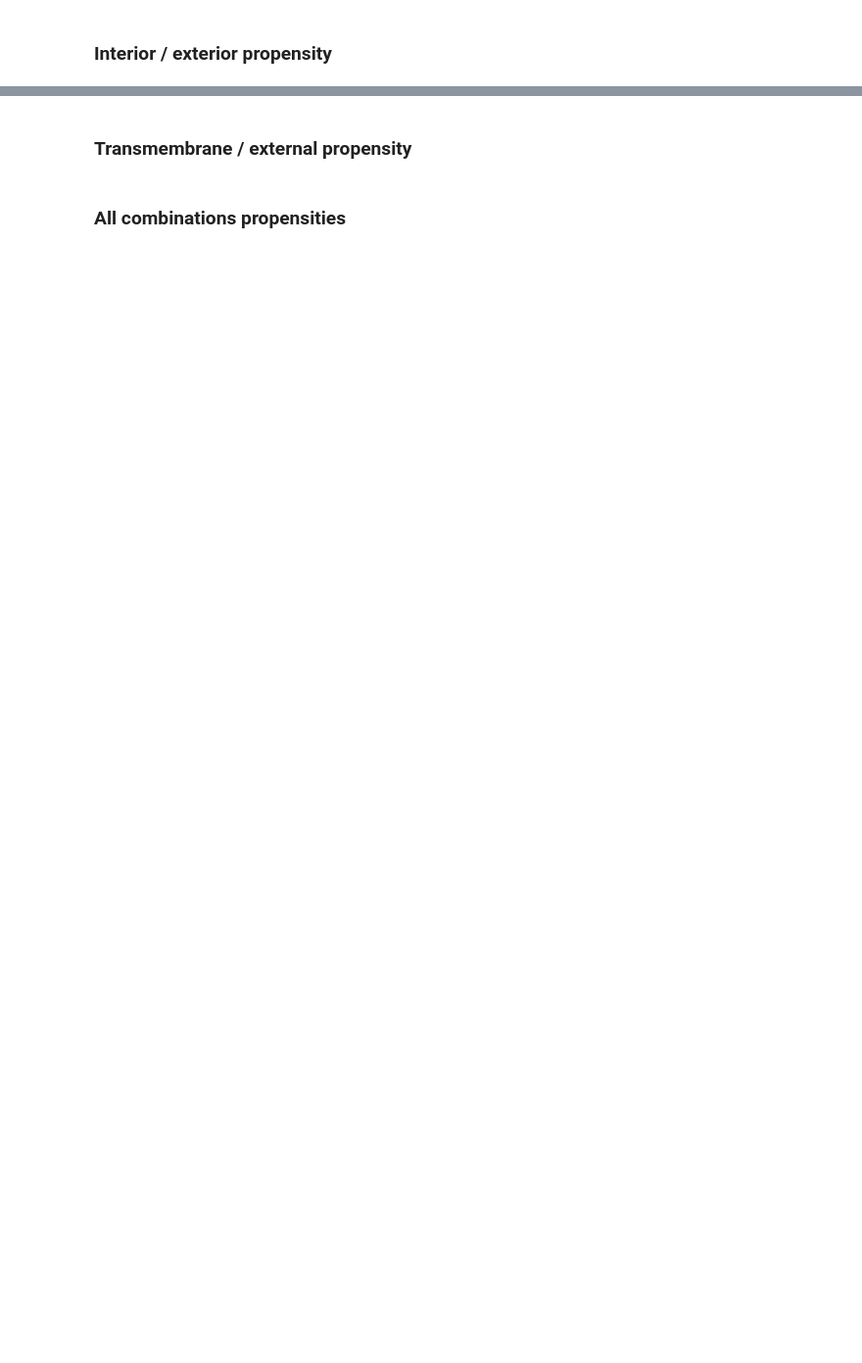
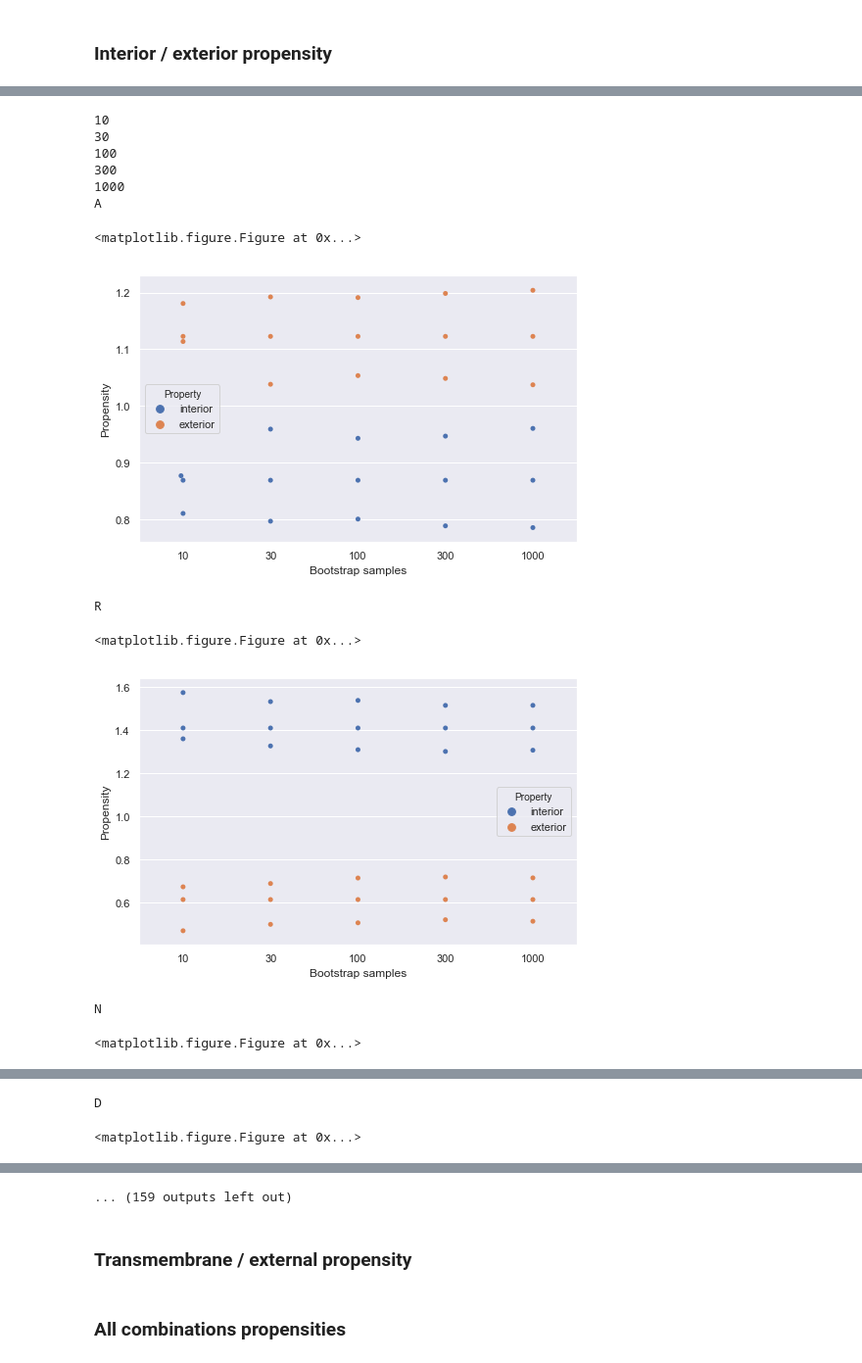
Before and after one commit to kls93/BetaStats, a Jupyter notebook: Propensity_analysis_barrels.ipynb, the cells around one changed output, grey strips where cells are left out. Shown at 98% size. Cells and saved outputs as stored; diff of their text form; code cells hidden in the pictures; blank space fills up the shorter version.

Commit message:
Updated code to obtain desired output of propensity dictionaries to feed into genetic algorithm.

```diff
--- a/Propensity_analysis_barrels.ipynb
+++ b/Propensity_analysis_barrels.ipynb
@@ -270,7 +274,10 @@ def gen_neighbouring_pairs_list(df, interaction, aa_dict, *args):
             for index, prop in enumerate(props):
                 prop_val_1_list[index] = df[prop][row]
 
-        for res_id_2 in df[interaction][row]:
+        interaction_list = df[interaction][row]
+        if type(interaction_list) != list:
+            interaction_list = [interaction_list]
+        for res_id_2 in interaction_list:
             domain_res_id_2 = df['domain_ids'][row] + res_id_2
 
             # Only considers amino acid pairs in which both (canonical) amino acids are located in the domain
@@ -372,7 +379,7 @@ def calc_aa_pair_propensities(neighbouring_pairs_list, aa_dict):
             propensity_21 = temp_lists['{}_propensity_list'.format(aa_2)][aa_1_index]
 
             if not np.isnan(propensity_12) and not np.isnan(propensity_21):
-                if round(propensity_12, 4) != round(propensity_21, 4):
+                if propensity_12 - propensity_21 > 0.0001:
                     sys.exit('Error with propensity calculation: {}{} ({}) != {}{} ({})'.format(
                         aa_1, aa_2, propensity_12, aa_2, aa_1, propensity_21
                     ))
@@ -438,7 +445,7 @@ def bootstrap_discrete_propensities(df, prop, aa_dict, num_bootstrap_samples, pr
             new_df = df.iloc[indices]
             new_df = new_df.reset_index(drop=True)
 
-            propensity_dict, frequency_dict, normed_frequency_dict = propensity_calc_func(
+            propensity_df, frequency_df, normed_frequency_df = propensity_calc_func(
             new_df, prop, aa_dict
         )
 
@@ -446,15 +453,15 @@ def bootstrap_discrete_propensities(df, prop, aa_dict, num_bootstrap_samples, pr
             # Samples neighbouring_pairs_list with replacement
             resampled_pairs_list = random.choices(neighbouring_pairs_list, k=len(neighbouring_pairs_list))
 
-            propensity_dict, frequency_dict, normed_frequency_dict = propensity_calc_func(
+            propensity_df, frequency_df, normed_frequency_df = propensity_calc_func(
                 resampled_pairs_list, aa_dict
             )
 
         for prop_val in prop_vals:
-            for index, num_3 in enumerate(propensity_dict[prop_val]):
-                bootstrap_propensities_dict[prop_val][index][num_1] = propensity_dict[prop_val][index]
-                bootstrap_frequencies_dict[prop_val][index][num_1] = frequency_dict[prop_val][index]
-                bootstrap_normed_frequencies_dict[prop_val][index][num_1] = normed_frequency_dict[prop_val][index]
+            for index, num_3 in enumerate(propensity_df[prop_val].tolist()):
+                bootstrap_propensities_dict[prop_val][index][num_1] = propensity_df[prop_val][index]
+                bootstrap_frequencies_dict[prop_val][index][num_1] = frequency_df[prop_val][index]
+                bootstrap_normed_frequencies_dict[prop_val][index][num_1] = normed_frequency_df[prop_val][index]
 
     return bootstrap_propensities_dict, bootstrap_frequencies_dict, bootstrap_normed_frequencies_dict
 # %%
@@ -1681,11 +1743,11 @@ def calc_z_diff(z_score_dict, dek_sandwich_z_dict):
 """
 barrel_file_loc = (
     '/Users/ks17361/Lab_work_DW/Beta_structure/Parametrisation/My_beta_sandwich_and_barrel_datasets/'
-    'Beta_Datasets_30_10_2018/seqid_20/CATH_2.40.160_2.40.170_2.40.230_2.40.128_resn_2.5_rfac_0.3_au/'
+    'Beta_Datasets_30_10_2018/seqid_20/CATH_2.40.160_2.40.170_2.40.230_2.40.128_resn_2.5_rfac_0.3_ba/'
     'Beta_res_dataframe.pkl'
 )
 """
-barrel_file_loc = '/Users/ks17361/Downloads/Beta_res_dataframe.pkl'
+barrel_file_loc = '/Users/ks17361/Downloads/Barrel_beta_res_dataframe.pkl'
 # %%
 barrel_df = pd.read_pickle(barrel_file_loc)
 barrel_df = barrel_df[barrel_df['fasta_seq'].isin(list(aa_dict.keys()))]
@@ -1775,6 +1991,21 @@ plot_heat_map(int_ext_normed_frequencies)
 # %%
 (
     int_ext_bootstrap_propensity_dict, int_ext_bootstrap_frequency_dict, int_ext_bootstrap_normed_frequencies_dict
-) = bootstrap_discrete_propensities(
-    barrel_df, 'int_ext', aa_dict_no_cys, 100, calc_indv_property_propensities
+) = iterate_bootstrap_propensities(
+    barrel_df, 'int_ext', aa_dict_no_cys, [10, 30, 100, 300, 1000], calc_indv_property_propensities,
+    int_ext_propensity, int_ext_frequency, int_ext_normed_frequencies
 )
+# %% [output]
+10
+30
+100
+300
+1000
+A
+<matplotlib.figure.Figure at 0x...>
+[figure, added]
+R
+<matplotlib.figure.Figure at 0x...>
+[figure, added]
+N
+<matplotlib.figure.Figure at 0x...>
@@ -1780,0 +2013,2 @@ plot_heat_map(int_ext_normed_frequencies)
+D
+<matplotlib.figure.Figure at 0x...>
@@ -1780,0 +2016 @@ plot_heat_map(int_ext_normed_frequencies)
+... (159 outputs left out)
```
Also changed, not shown: parts of 683 cells of this notebook.
